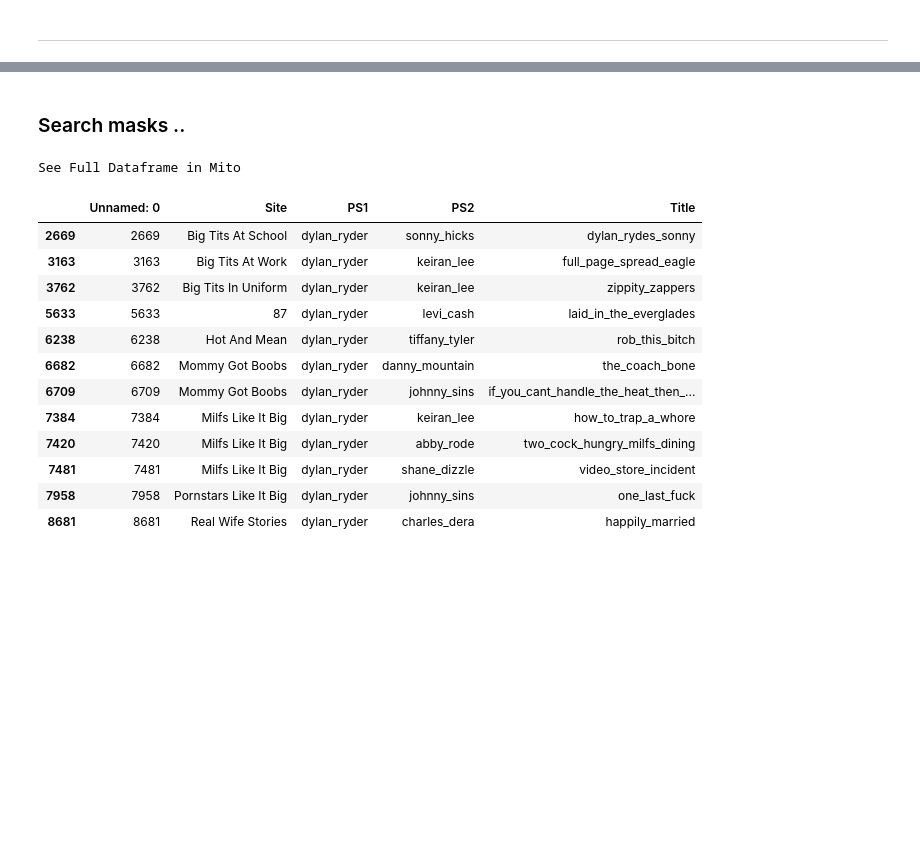
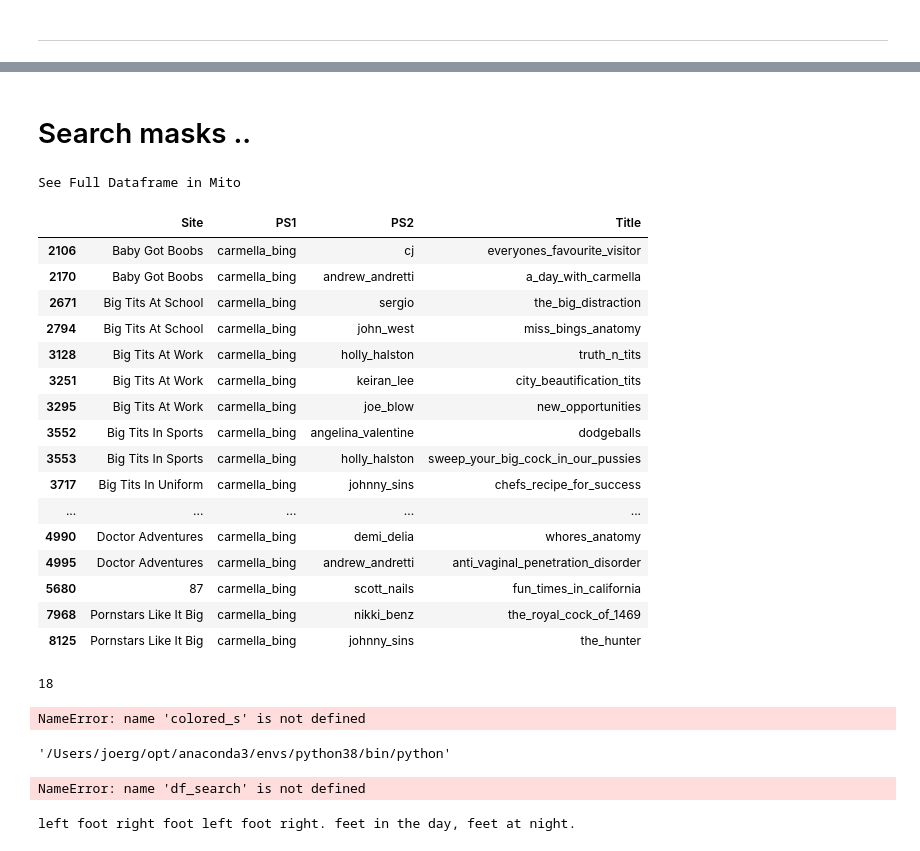
Before and after one commit to docwerder/braz, a Jupyter notebook: site_scans/full_scan.ipynb, the cells around one changed output, grey strips where cells are left out. Saved outputs shown, nothing was run; the diff lists cells and outputs as text; code cells hidden in the pictures; blank space fills up the shorter version.

```diff
--- a/site_scans/full_scan.ipynb
+++ b/site_scans/full_scan.ipynb
@@ -185,0 +228,2 @@ See Full Dataframe in Mito
+# %%
+df = pd.read_csv('df_2_final.csv', index_col=[0])
@@ -186,2 +240,2 @@ See Full Dataframe in Mito
 # %% [markdown]
-### Search masks ..
+# Search masks ..
@@ -188,21 +248,48 @@ See Full Dataframe in Mito
 # %%
 # substr = "kinky_secrets_of_the_suburbs_part_4"
-substr = "dylan_ryder"
+substr = "carmella_bing"
+substr_2 = ''
+colored_s = colored(substr_2, 'red')
+#df_2[df_2['PS1'].str.contains(substr)]
+df[df['PS1'].str.contains(substr) & df['Title'].str.contains(substr_2)]
 
-df_2[df_2['PS1'].str.contains(substr)]
+len(df[df['PS1'].str.contains(substr) & df['Title'].str.contains(substr_2)])
+
+
+
+#df_2.style.applymap(highlight_cell('bimbo'))
+
 # len(df_2[df_2['PS1'].str.contains(substr)])
 # %% [output]
 See Full Dataframe in Mito
-|  | Unnamed: 0 | Site | PS1 | PS2 | Title |
-| 2669 | 2669 | Big Tits At School | dylan_ryder | sonny_hicks | dylan_rydes_sonny |
-| 3163 | 3163 | Big Tits At Work | dylan_ryder | keiran_lee | full_page_spread_eagle |
-| 3762 | 3762 | Big Tits In Uniform | dylan_ryder | keiran_lee | zippity_zappers |
-| 5633 | 5633 | 87 | dylan_ryder | levi_cash | laid_in_the_everglades |
-| 6238 | 6238 | Hot And Mean | dylan_ryder | tiffany_tyler | rob_this_bitch |
-| 6682 | 6682 | Mommy Got Boobs | dylan_ryder | danny_mountain | the_coach_bone |
-| 6709 | 6709 | Mommy Got Boobs | dylan_ryder | johnny_sins | if_you_cant_handle_the_heat_then_... |
-| 7384 | 7384 | Milfs Like It Big | dylan_ryder | keiran_lee | how_to_trap_a_whore |
-| 7420 | 7420 | Milfs Like It Big | dylan_ryder | abby_rode | two_cock_hungry_milfs_dining |
-| 7481 | 7481 | Milfs Like It Big | dylan_ryder | shane_dizzle | video_store_incident |
-| 7958 | 7958 | Pornstars Like It Big | dylan_ryder | johnny_sins | one_last_fuck |
-| 8681 | 8681 | Real Wife Stories | dylan_ryder | charles_dera | happily_married |
+|  | Site | PS1 | PS2 | Title |
+| 2106 | Baby Got Boobs | carmella_bing | cj | everyones_favourite_visitor |
+| 2170 | Baby Got Boobs | carmella_bing | andrew_andretti | a_day_with_carmella |
+| 2671 | Big Tits At School | carmella_bing | sergio | the_big_distraction |
+| 2794 | Big Tits At School | carmella_bing | john_west | miss_bings_anatomy |
+| 3128 | Big Tits At Work | carmella_bing | holly_halston | truth_n_tits |
+| 3251 | Big Tits At Work | carmella_bing | keiran_lee | city_beautification_tits |
+| 3295 | Big Tits At Work | carmella_bing | joe_blow | new_opportunities |
+| 3552 | Big Tits In Sports | carmella_bing | angelina_valentine | dodgeballs |
+| 3553 | Big Tits In Sports | carmella_bing | holly_halston | sweep_your_big_cock_in_our_pussies |
+| 3717 | Big Tits In Uniform | carmella_bing | johnny_sins | chefs_recipe_for_success |
+| ... | ... | ... | ... | ... |
+| 4990 | Doctor Adventures | carmella_bing | demi_delia | whores_anatomy |
+| 4995 | Doctor Adventures | carmella_bing | andrew_andretti | anti_vaginal_penetration_disorder |
+| 5680 | 87 | carmella_bing | scott_nails | fun_times_in_california |
+| 7968 | Pornstars Like It Big | carmella_bing | nikki_benz | the_royal_cock_of_1469 |
+| 8125 | Pornstars Like It Big | carmella_bing | johnny_sins | the_hunter |
+18
+# %%
+print(colored_s)
+# %% [output]
+NameError: name 'colored_s' is not defined
+# %%
+import sys
+sys.executable
+# %% [output]
+'/Users/joerg/opt/anaconda3/envs/python38/bin/python'
+# %%
+df_search.iloc[250:260]
+# %% [output]
+NameError: name 'df_search' is not defined
@@ -208,0 +300,11 @@ See Full Dataframe in Mito
+# %%
+from termcolor import colored
+from functools import reduce
+from itertools import chain
+
+text = 'left foot right foot left foot right. Feet in the day, feet at night.'
+l1 = ['foot','feet']
+
+print(reduce(lambda t, x: t.replace(*x), chain([text.lower()], ((t, colored(t,'white','on_red')) for t in l1))))
+# %% [output]
+left foot right foot left foot right. feet in the day, feet at night.
```
Also changed, not shown: parts of 18 cells of this notebook, 7 other files.
